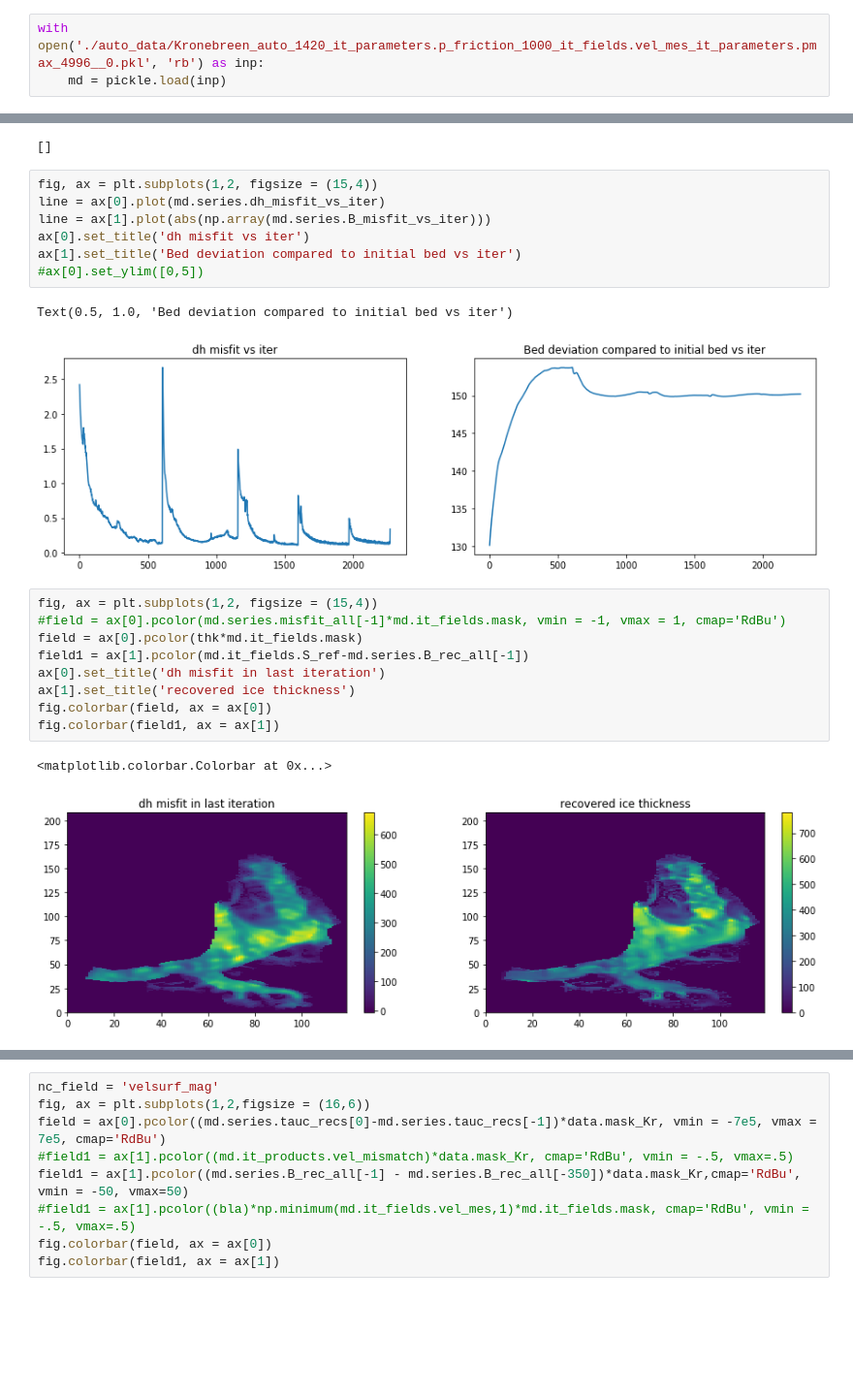
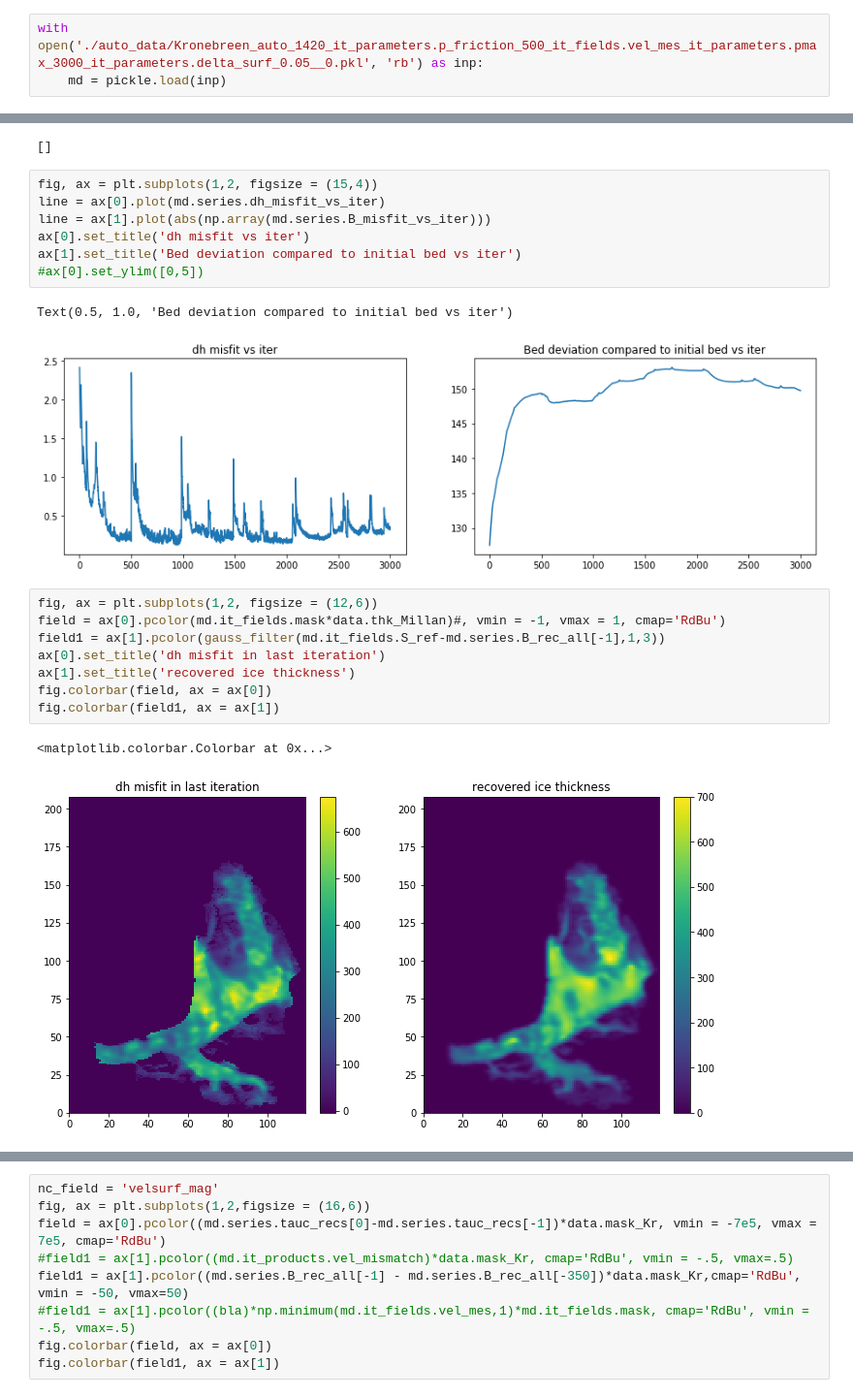
Before and after one commit to hahohe1892/thick_inv, a Jupyter notebook: auto_analysis.ipynb, the cells around one changed output, grey strips where cells are left out. Shown at 97% size. Cells and saved outputs as stored; diff of their text form; blank space fills up the shorter version.

```diff
--- a/auto_analysis.ipynb
+++ b/auto_analysis.ipynb
@@ -34,5 +23,5 @@ from model import *
 # %%
-with open('./auto_data/Kronebreen_auto_1420_it_parameters.p_friction_1000_it_fields.vel_mes_it_parameters.pmax_4996__0.pkl', 'rb') as inp:
+with open('./auto_data/Kronebreen_auto_1420_it_parameters.p_friction_500_it_fields.vel_mes_it_parameters.pmax_3000_it_parameters.delta_surf_0.05__0.pkl', 'rb') as inp:
     md = pickle.load(inp)
 # %%
 print(md.warnings)
@@ -47,19 +36,18 @@ ax[1].set_title('Bed deviation compared to initial bed vs iter')
 #ax[0].set_ylim([0,5])
 # %% [output]
 Text(0.5, 1.0, 'Bed deviation compared to initial bed vs iter')
-[figure, old version]
+[figure, new version]
 # %%
-fig, ax = plt.subplots(1,2, figsize = (15,4))
-#field = ax[0].pcolor(md.series.misfit_all[-1]*md.it_fields.mask, vmin = -1, vmax = 1, cmap='RdBu')
-field = ax[0].pcolor(thk*md.it_fields.mask)
-field1 = ax[1].pcolor(md.it_fields.S_ref-md.series.B_rec_all[-1])
+fig, ax = plt.subplots(1,2, figsize = (12,6))
+field = ax[0].pcolor(md.it_fields.mask*data.thk_Millan)#, vmin = -1, vmax = 1, cmap='RdBu')
+field1 = ax[1].pcolor(gauss_filter(md.it_fields.S_ref-md.series.B_rec_all[-1],1,3))
 ax[0].set_title('dh misfit in last iteration')
 ax[1].set_title('recovered ice thickness')
 fig.colorbar(field, ax = ax[0])
 fig.colorbar(field1, ax = ax[1])
 # %% [output]
 <matplotlib.colorbar.Colorbar at 0x...>
-[figure, old version]
+[figure, new version]
 # %%
 from IPython.display import display, clear_output #needed for animated plots
 
```
Also changed, not shown: parts of 12 cells of this notebook, 2 other files.
